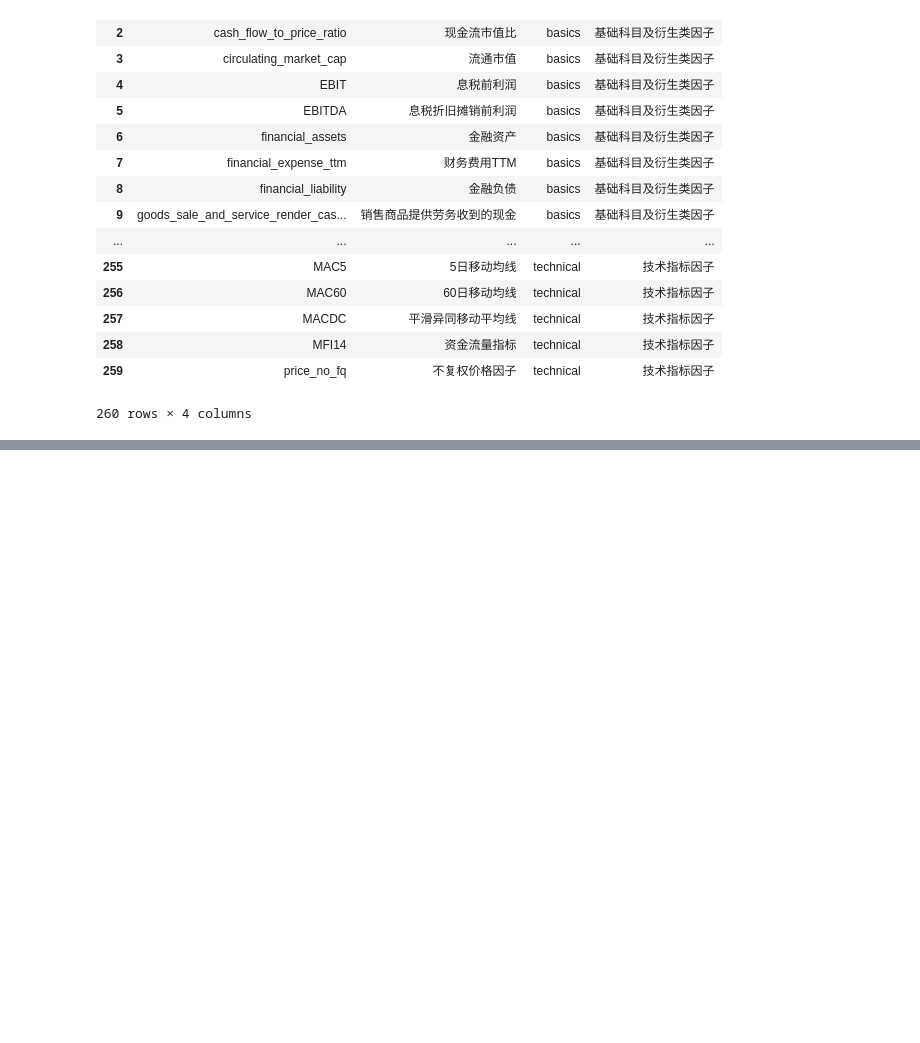
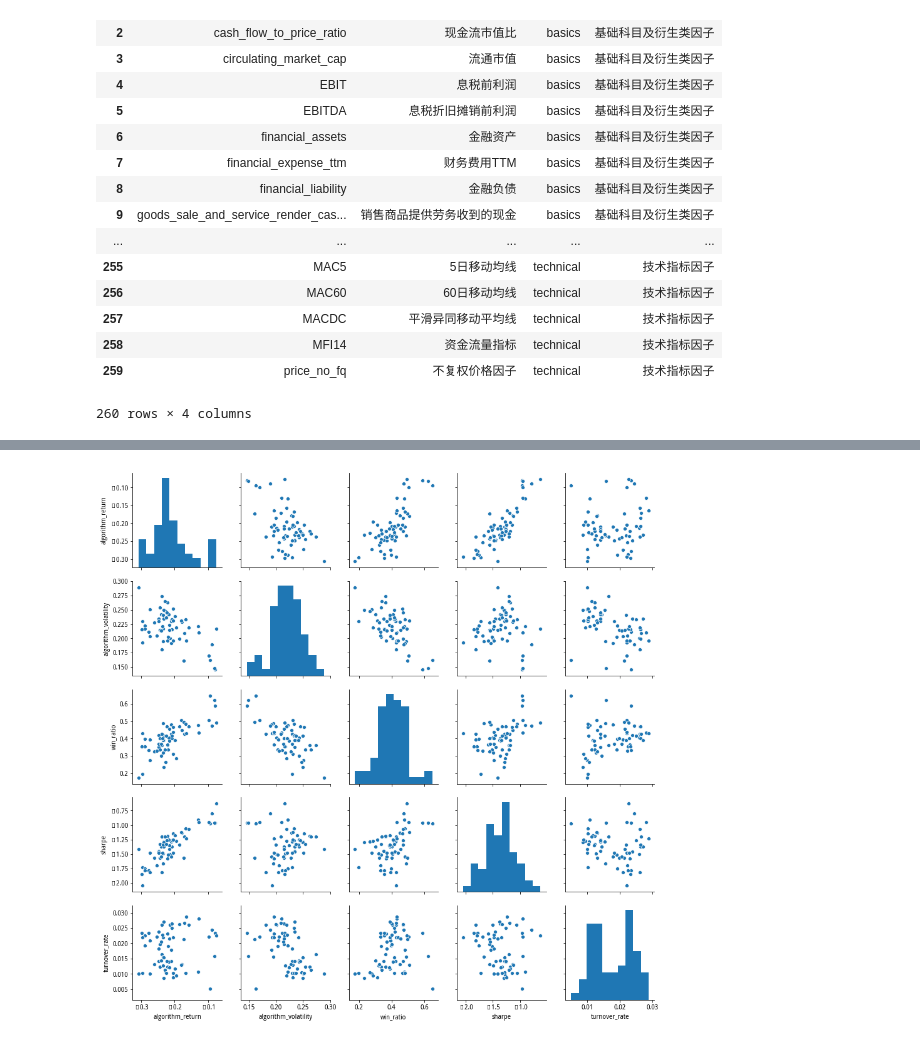
Before and after one commit to TDR474/Factors, a Jupyter notebook: factors_analysis.ipynb, the cells around one changed output, grey strips where cells are left out. Cells and saved outputs as stored; diff of their text form; code cells hidden in the pictures; blank space fills up the shorter version.

Commit message:
Hashmap for changing subsets

```diff
--- a/factors_analysis.ipynb
+++ b/factors_analysis.ipynb
@@ -50,7 +50,7 @@ class parameter_analysis(object):
                      initial_cash='1000000',        # 回测的初始持仓金额
                      param_names=[],                # 回测中调整参数涉及的变量
                      param_values=[],               # 回测中每个变量的备选参数值
-                     python_version = 2,            # 回测的python版本
+                     python_version = 3,            # 回测的python版本
                      use_credit =False              # 是否允许消耗积分继续回测
                      ):
         # 当此处回测策略的 id 没有给出时，调用类输入的策略 id
@@ -129,7 +129,7 @@ class parameter_analysis(object):
                     if status == 'failed':
                         # 失败 list 中记录对应的回测结果 id
                         print('')
-                        print(('回测失败 : https://www.joinquant.com/algorithm/backtest/detail?backtestId='+back_id))
+                        print((str(params)+'回测失败 : https://www.joinquant.com/algorithm/backtest/detail?backtestId='+back_id))
                         failed.append(key)
                     # 当运行回测成功时
                     elif status == 'done':
@@ -141,6 +141,8 @@ class parameter_analysis(object):
                         # 回测回报率记录对应回测结果指标 dict， key to_run_df 中所有排列组合中的序数， value 为回测结果指标的 dataframe
                         all_evaluations[key] = bt.get_risk()
                             # 记录运行中回测结果 id 的 list 中删除失败的运行
+                        print('')
+                        print((str(params)+'回测成功 : https://www.joinquant.com/algorithm/backtest/detail?backtestId='+back_id))
                 except Exception as e:
                     count = cannot_get.get( key)
                     if not count :
@@ -549,5 +551,5 @@ class parameter_analysis(object):
         plt.xlim(0, len(indices))
 # %%
 # 2. Strategy id
-pa = parameter_analysis('cdb66d9d4d5300746ac79a5ff72081d6')
+pa = parameter_analysis('9802778aef0d9150cf419997d628da9a')
 # %%
@@ -590,5 +586,11 @@ weights=[[1], [-1], [-1], [-1], [1], [-1], [-1]]
 # %%
-# building the power set of the list, that's 2^10 = 1024 sublist of the list
+# 4.1 Building powersets
+
+# Here we are going to use best subset selection to find the strategy that maximizes the back-tested return
+factor_list_final = ['market_cap','pe_ratio' ,'pb_ratio','pcf_ratio','turnover_ratio','administration_expense']
+
+
+# building the power set of the list, that's 63 sublist of the list
 from itertools import chain, combinations
 
 def powerset(lst):
@@ -597,5 +599,4 @@ def powerset(lst):
     return [list(subset) for subset in chain.from_iterable(combinations(lst, r) for r in range(1, len(lst) + 1))]
 
 factor_power_list = powerset(factor_list_final)
-
-weights_power_list = powerset(weights_list)
+factor_power_list[:10]
@@ -676,0 +698,20 @@ KeyboardInterrupt:
+# %%
+result_df = all_evaluations_df.copy()
+
+# Assuming your data is stored in a DataFrame called 'data_df'
+columns_to_plot = ['algorithm_return', 'algorithm_volatility', 'win_ratio', 'sharpe', 'turnover_rate']
+
+# Check data types of each column
+#print(result_df.dtypes)
+
+# Convert numeric columns to float if needed
+result_df[columns_to_plot] = result_df[columns_to_plot].astype(float)
+
+# Check for any missing or NaN values
+#print(result_df[columns_to_plot].isnull().sum())
+
+# Create pairplot
+sns.pairplot(result_df[columns_to_plot])
+plt.show()
+# %% [output]
+[figure, added]
```
Also changed, not shown: parts of 11 cells of this notebook, 3 other files.
